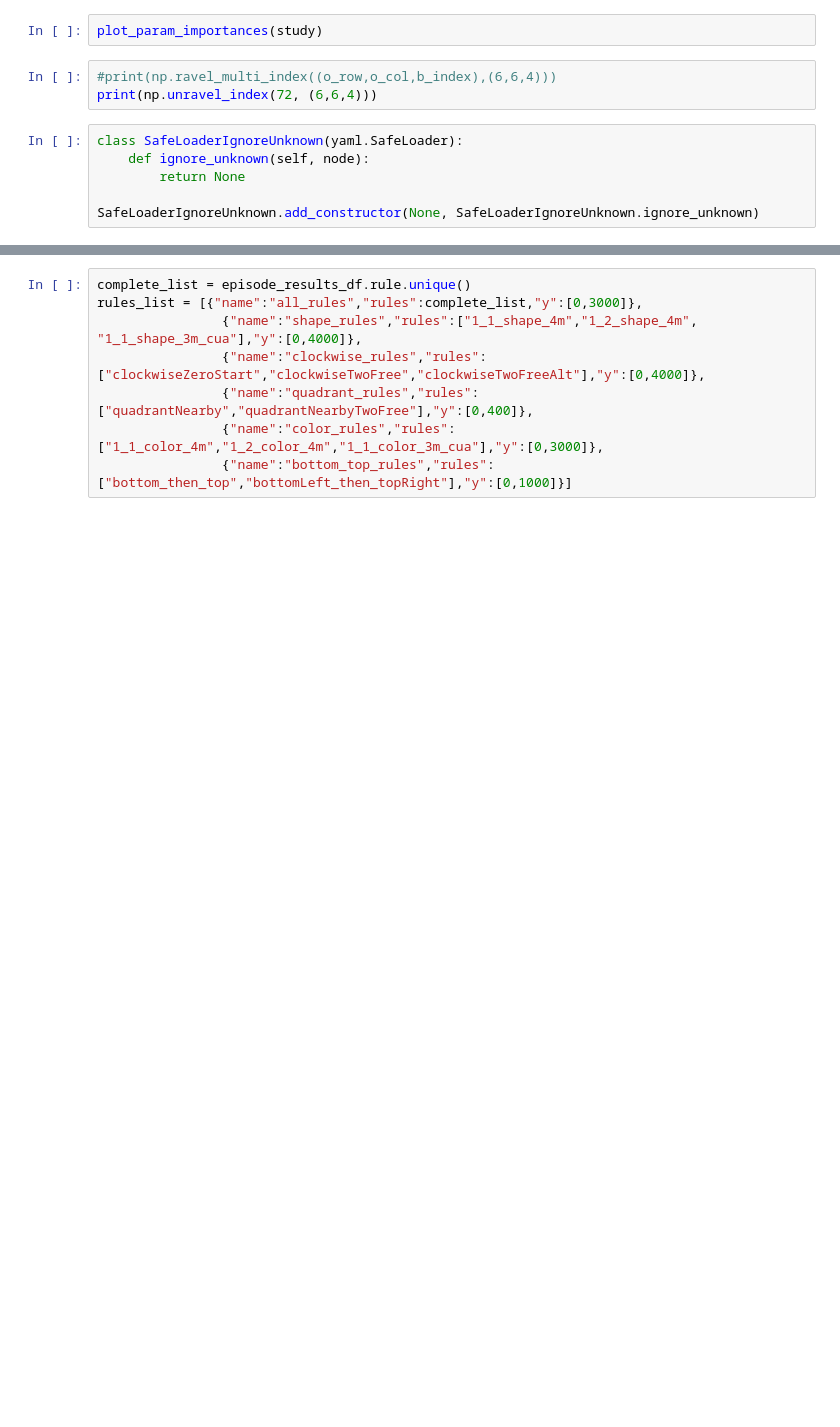
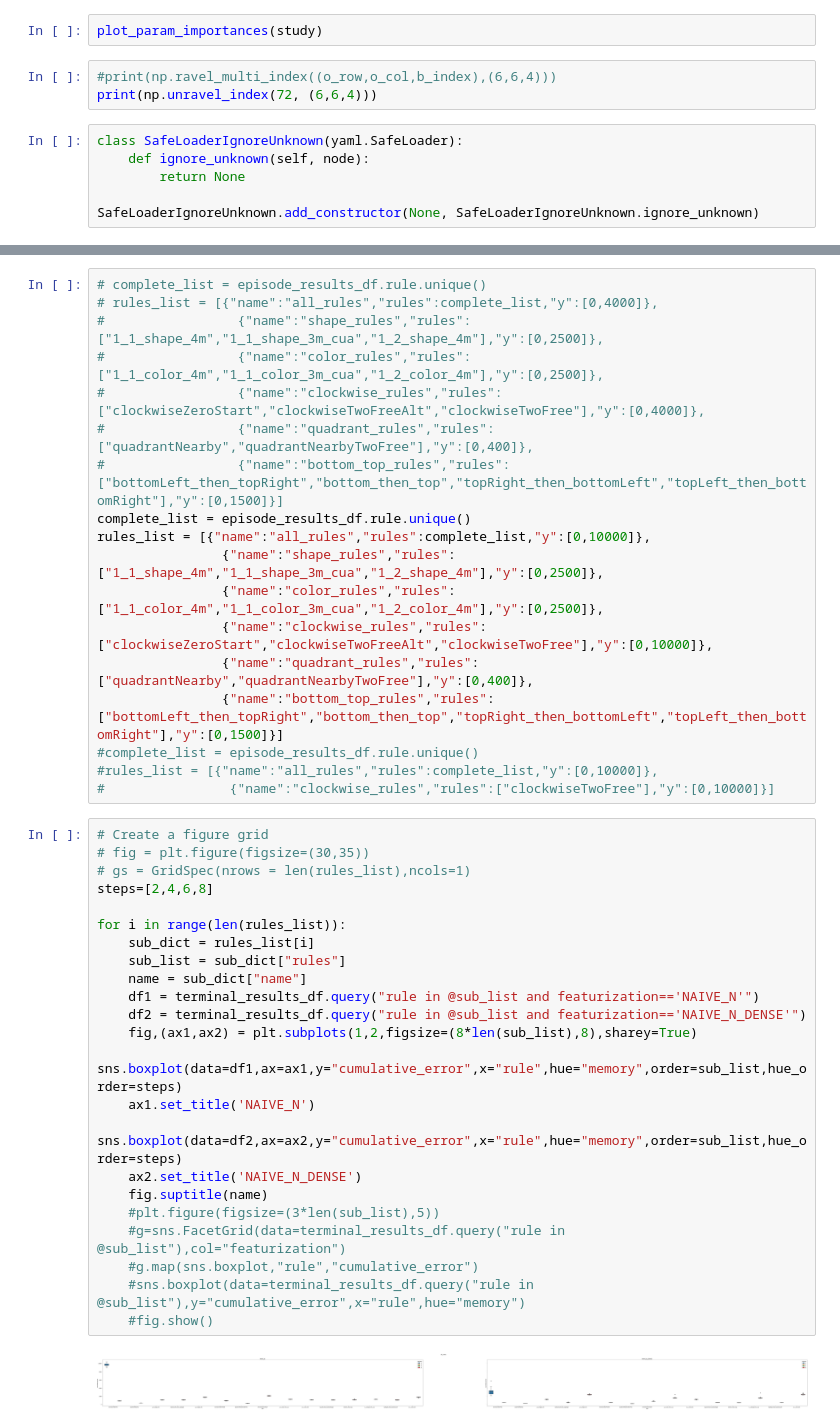
Before and after one commit to epulick/gohr, a Jupyter notebook: misc/eric_dev.ipynb, the cells around one changed output, grey strips where cells are left out. Saved outputs shown, nothing was run; the diff lists cells and outputs as text; blank space fills up the shorter version.

```diff
--- a/misc/eric_dev.ipynb
+++ b/misc/eric_dev.ipynb
@@ -169,8 +185,43 @@ episode_results_df.head()
 # %%
+# complete_list = episode_results_df.rule.unique()
+# rules_list = [{"name":"all_rules","rules":complete_list,"y":[0,4000]},
+#                 {"name":"shape_rules","rules":["1_1_shape_4m","1_1_shape_3m_cua","1_2_shape_4m"],"y":[0,2500]},
+#                 {"name":"color_rules","rules":["1_1_color_4m","1_1_color_3m_cua","1_2_color_4m"],"y":[0,2500]},
+#                 {"name":"clockwise_rules","rules":["clockwiseZeroStart","clockwiseTwoFreeAlt","clockwiseTwoFree"],"y":[0,4000]},
+#                 {"name":"quadrant_rules","rules":["quadrantNearby","quadrantNearbyTwoFree"],"y":[0,400]},
+#                 {"name":"bottom_top_rules","rules":["bottomLeft_then_topRight","bottom_then_top","topRight_then_bottomLeft","topLeft_then_bottomRight"],"y":[0,1500]}]
 complete_list = episode_results_df.rule.unique()
-rules_list = [{"name":"all_rules","rules":complete_list,"y":[0,3000]},
-                {"name":"shape_rules","rules":["1_1_shape_4m","1_2_shape_4m", "1_1_shape_3m_cua"],"y":[0,4000]},
-                {"name":"clockwise_rules","rules":["clockwiseZeroStart","clockwiseTwoFree","clockwiseTwoFreeAlt"],"y":[0,4000]},
+rules_list = [{"name":"all_rules","rules":complete_list,"y":[0,10000]},
+                {"name":"shape_rules","rules":["1_1_shape_4m","1_1_shape_3m_cua","1_2_shape_4m"],"y":[0,2500]},
+                {"name":"color_rules","rules":["1_1_color_4m","1_1_color_3m_cua","1_2_color_4m"],"y":[0,2500]},
+                {"name":"clockwise_rules","rules":["clockwiseZeroStart","clockwiseTwoFreeAlt","clockwiseTwoFree"],"y":[0,10000]},
                 {"name":"quadrant_rules","rules":["quadrantNearby","quadrantNearbyTwoFree"],"y":[0,400]},
-                {"name":"color_rules","rules":["1_1_color_4m","1_2_color_4m","1_1_color_3m_cua"],"y":[0,3000]},
-                {"name":"bottom_top_rules","rules":["bottom_then_top","bottomLeft_then_topRight"],"y":[0,1000]}]
+                {"name":"bottom_top_rules","rules":["bottomLeft_then_topRight","bottom_then_top","topRight_then_bottomLeft","topLeft_then_bottomRight"],"y":[0,1500]}]
+#complete_list = episode_results_df.rule.unique()
+#rules_list = [{"name":"all_rules","rules":complete_list,"y":[0,10000]},
+#                {"name":"clockwise_rules","rules":["clockwiseTwoFree"],"y":[0,10000]}]
+# %%
+# Create a figure grid
+# fig = plt.figure(figsize=(30,35))
+# gs = GridSpec(nrows = len(rules_list),ncols=1)
+steps=[2,4,6,8]
+
+for i in range(len(rules_list)):
+    sub_dict = rules_list[i]
+    sub_list = sub_dict["rules"]
+    name = sub_dict["name"]
+    df1 = terminal_results_df.query("rule in @sub_list and featurization=='NAIVE_N'")
+    df2 = terminal_results_df.query("rule in @sub_list and featurization=='NAIVE_N_DENSE'")
+    fig,(ax1,ax2) = plt.subplots(1,2,figsize=(8*len(sub_list),8),sharey=True)
+    sns.boxplot(data=df1,ax=ax1,y="cumulative_error",x="rule",hue="memory",order=sub_list,hue_order=steps)
+    ax1.set_title('NAIVE_N')
+    sns.boxplot(data=df2,ax=ax2,y="cumulative_error",x="rule",hue="memory",order=sub_list,hue_order=steps)
+    ax2.set_title('NAIVE_N_DENSE')
+    fig.suptitle(name)
+    #plt.figure(figsize=(3*len(sub_list),5))
+    #g=sns.FacetGrid(data=terminal_results_df.query("rule in @sub_list"),col="featurization")
+    #g.map(sns.boxplot,"rule","cumulative_error")
+    #sns.boxplot(data=terminal_results_df.query("rule in @sub_list"),y="cumulative_error",x="rule",hue="memory")
+    #fig.show()
+# %% [output]
+[figure, added]
```
Also changed, not shown: parts of 11 cells of this notebook.
